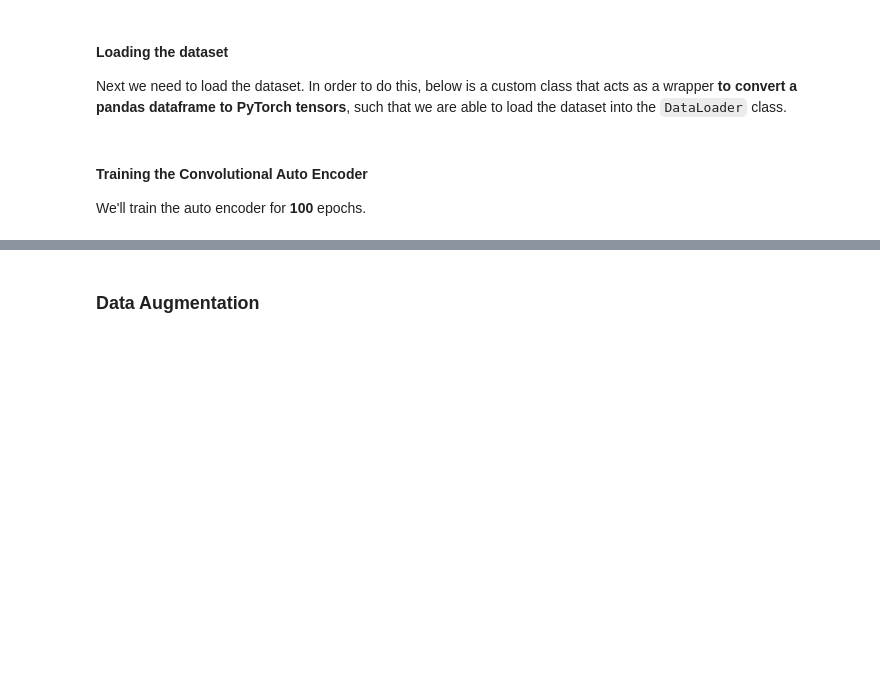
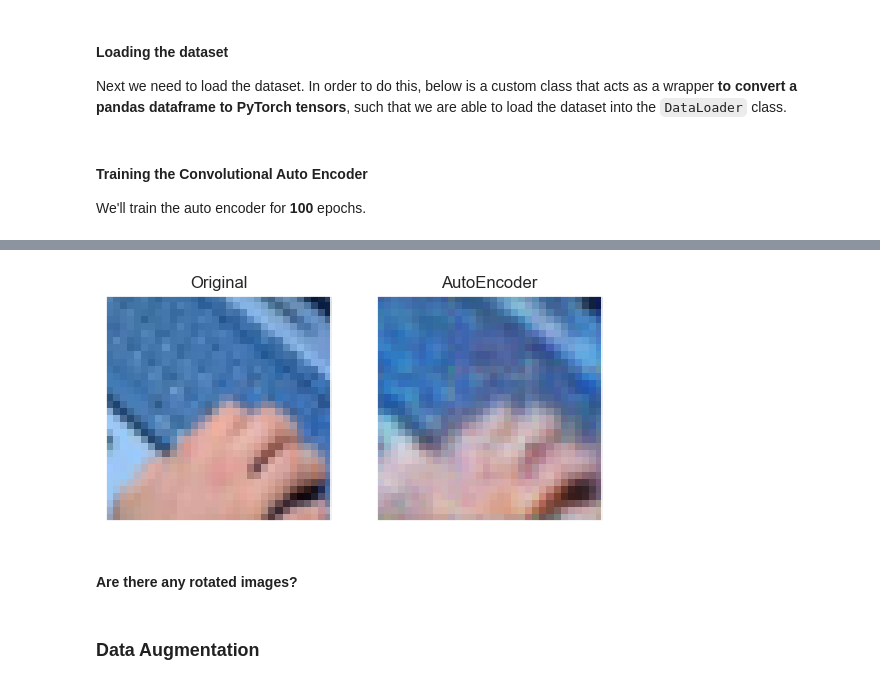
Before and after one commit to kenJPG/CIFAR100, a Jupyter notebook: cifar_100.ipynb, the cells around one changed output, grey strips where cells are left out. Cells and saved outputs as stored; diff of their text form; code cells hidden in the pictures; blank space fills up the shorter version.

```diff
--- a/cifar_100.ipynb
+++ b/cifar_100.ipynb
@@ -465,2 +492,12 @@ RuntimeError: The size of tensor a (35) must match the size of tensor b (32) at
+# %%
+if not DEBUG:
+	image = train_data.x[10:11]
+	image = image.to(device)
+	model_output = model(image)
+	imshow([image.cpu().numpy()[0], model_output.cpu().detach().numpy()[0]], ['Original', 'AutoEncoder'])
+# %% [output]
+[figure, added]
+# %% [markdown]
+#### Are there any rotated images?
 # %% [markdown]
 ### Data Augmentation
```
Also changed, not shown: parts of 11 cells of this notebook.
